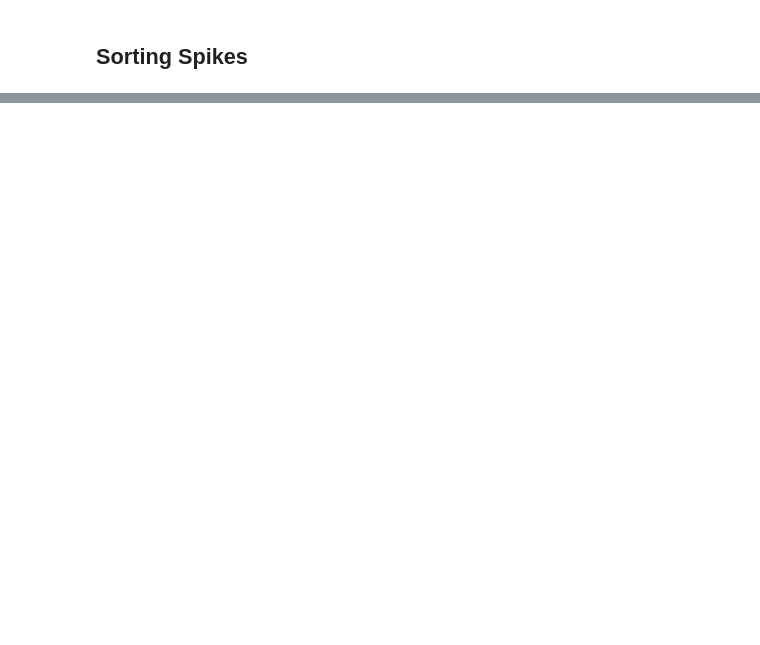
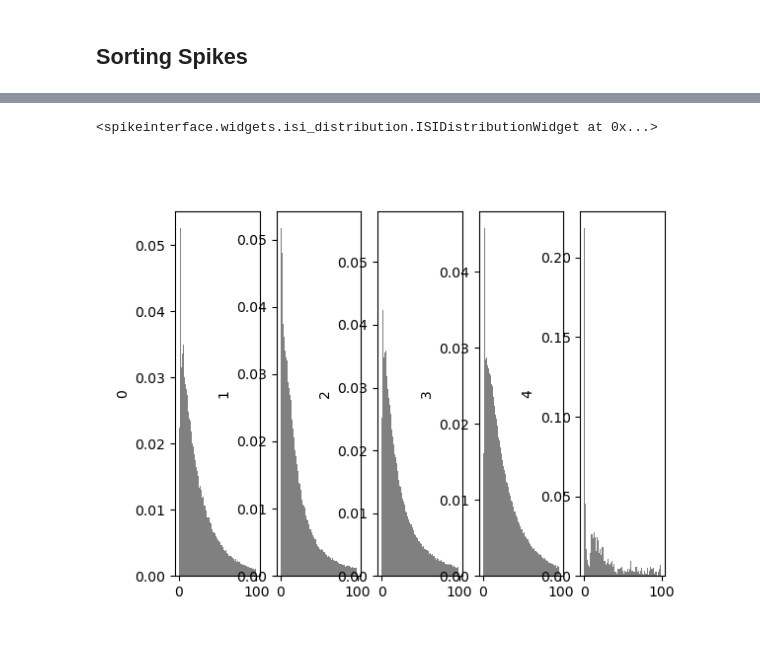
Before and after one commit to Gyrozaid/Neural-Analysis, a Jupyter notebook: sort.ipynb, the cells around one changed output, grey strips where cells are left out. Cells and saved outputs as stored; diff of their text form; code cells hidden in the pictures; blank space fills up the shorter version.

```diff
--- a/sort.ipynb
+++ b/sort.ipynb
@@ -279,0 +336,5 @@ plt.show()
+# %%
+sw.plot_isi_distribution(sorted_recording, unit_ids=[0,1,2,3,4])
+# %% [output]
+<spikeinterface.widgets.isi_distribution.ISIDistributionWidget at 0x...>
+[figure, added]
```
Also changed, not shown: parts of 65 cells of this notebook, 4 other files.
